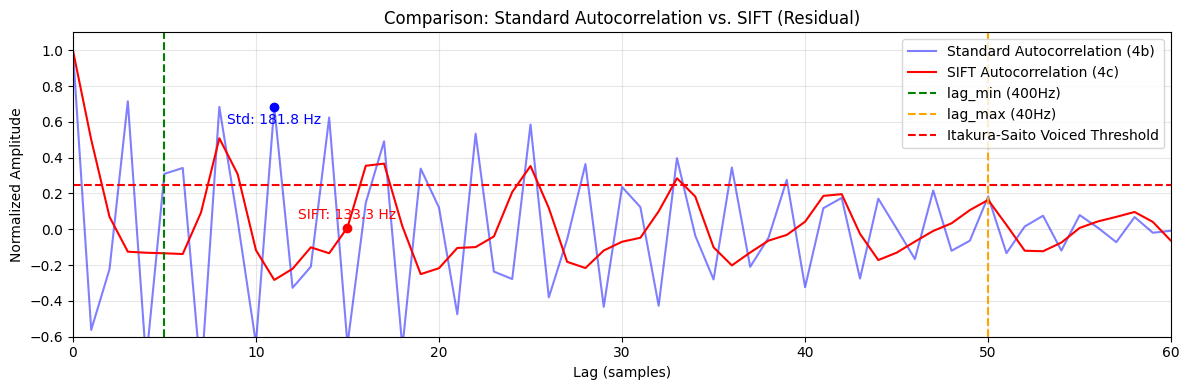
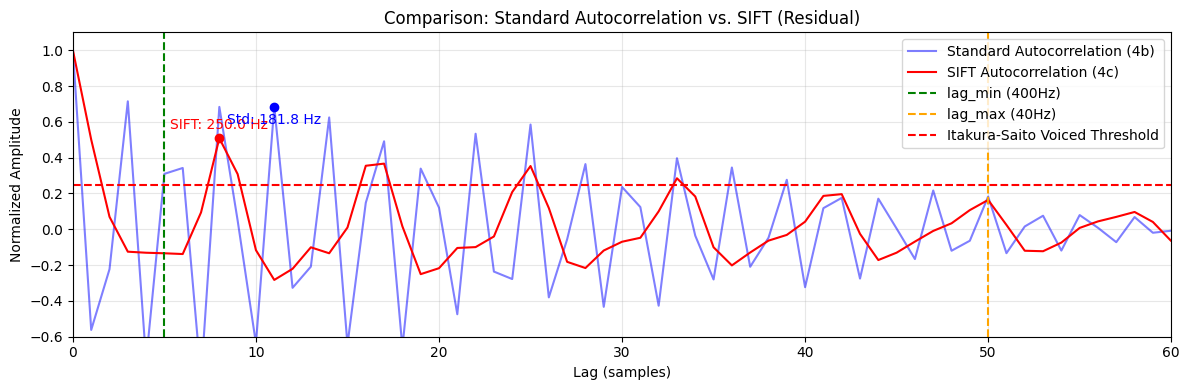
The change to this notebook cell's code, shown as a diff; its figure went from the first image to the second:
--- before
+++ after
@@ -15,5 +15,5 @@
 plt.axvline(lag_min, color='g', linestyle='--', label=f'lag_min ({f0_max}Hz)')
 plt.axvline(lag_max, color='orange', linestyle='--', label=f'lag_max ({f0_min}Hz)')
-plt.axhline(energy_threshold, color='red', linestyle='--', label='Itakura-Saito Voiced Threshold')
+plt.axhline(voiced_threshold, color='red', linestyle='--', label='Itakura-Saito Voiced Threshold')
 
 # -------- Marking Peaks -------- 

Commit: done